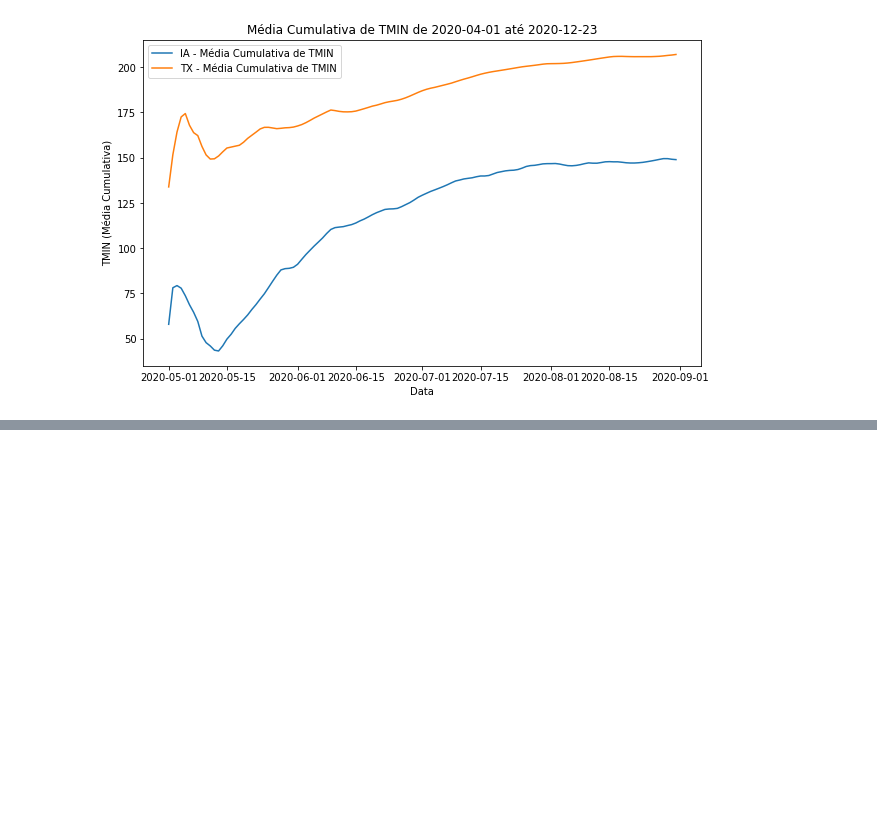
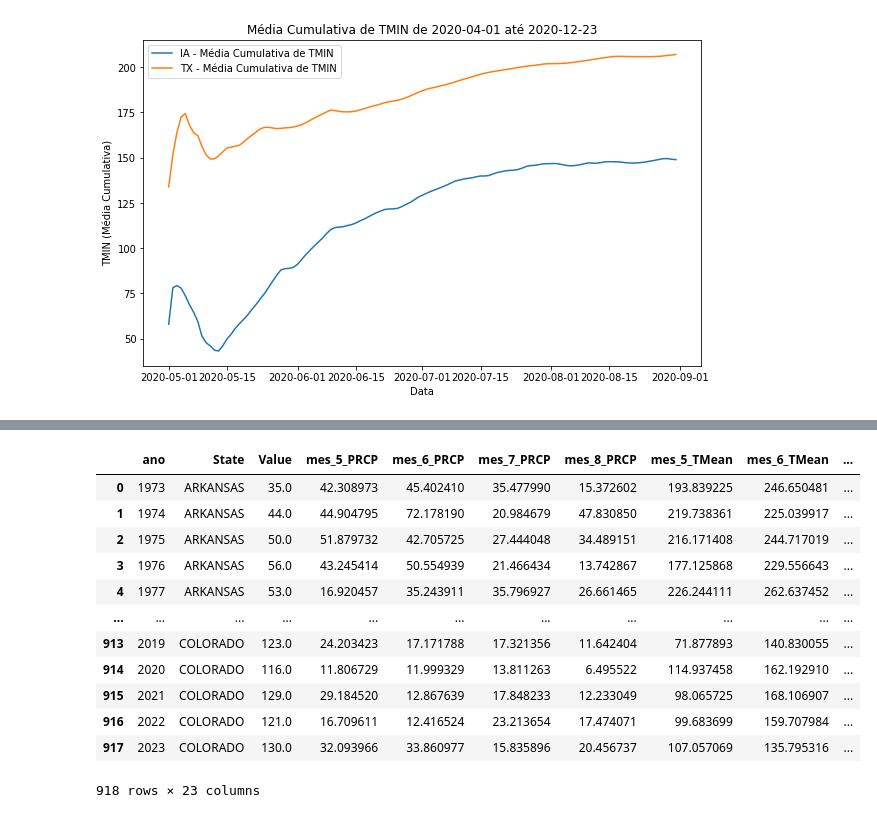
Before and after one commit to ramalhogs/Modelagem-Estat-stica, a Jupyter notebook: src/data_analysis/analysis.ipynb, the cells around one changed output, grey strips where cells are left out. Drawn from its saved outputs; the diff is of its cells as text; code cells hidden in the pictures; blank space fills up the shorter version.

```diff
--- a/src/data_analysis/analysis.ipynb
+++ b/src/data_analysis/analysis.ipynb
@@ -132,0 +137,16 @@ plot_rolling_average(['IA', 'TX'], 'TMIN', '2020-04-01', '2020-12-23')
+# %%
+df
+# %% [output]
+|  | ano | State | Value | mes_5_PRCP | mes_6_PRCP | mes_7_PRCP | mes_8_PRCP | mes_5_TMean | mes_6_TMean | ... |
+| 0 | 1973 | ARKANSAS | 35.0 | 42.308973 | 45.402410 | 35.477990 | 15.372602 | 193.839225 | 246.650481 | ... |
+| 1 | 1974 | ARKANSAS | 44.0 | 44.904795 | 72.178190 | 20.984679 | 47.830850 | 219.738361 | 225.039917 | ... |
+| 2 | 1975 | ARKANSAS | 50.0 | 51.879732 | 42.705725 | 27.444048 | 34.489151 | 216.171408 | 244.717019 | ... |
+| 3 | 1976 | ARKANSAS | 56.0 | 43.245414 | 50.554939 | 21.466434 | 13.742867 | 177.125868 | 229.556643 | ... |
+| 4 | 1977 | ARKANSAS | 53.0 | 16.920457 | 35.243911 | 35.796927 | 26.661465 | 226.244111 | 262.637452 | ... |
+| ... | ... | ... | ... | ... | ... | ... | ... | ... | ... | ... |
+| 913 | 2019 | COLORADO | 123.0 | 24.203423 | 17.171788 | 17.321356 | 11.642404 | 71.877893 | 140.830055 | ... |
+| 914 | 2020 | COLORADO | 116.0 | 11.806729 | 11.999329 | 13.811263 | 6.495522 | 114.937458 | 162.192910 | ... |
+| 915 | 2021 | COLORADO | 129.0 | 29.184520 | 12.867639 | 17.848233 | 12.233049 | 98.065725 | 168.106907 | ... |
+| 916 | 2022 | COLORADO | 121.0 | 16.709611 | 12.416524 | 23.213654 | 17.474071 | 99.683699 | 159.707984 | ... |
+| 917 | 2023 | COLORADO | 130.0 | 32.093966 | 33.860977 | 15.835896 | 20.456737 | 107.057069 | 135.795316 | ... |
+918 rows × 23 columns
```
Also changed, not shown: parts of 5 cells of this notebook.
